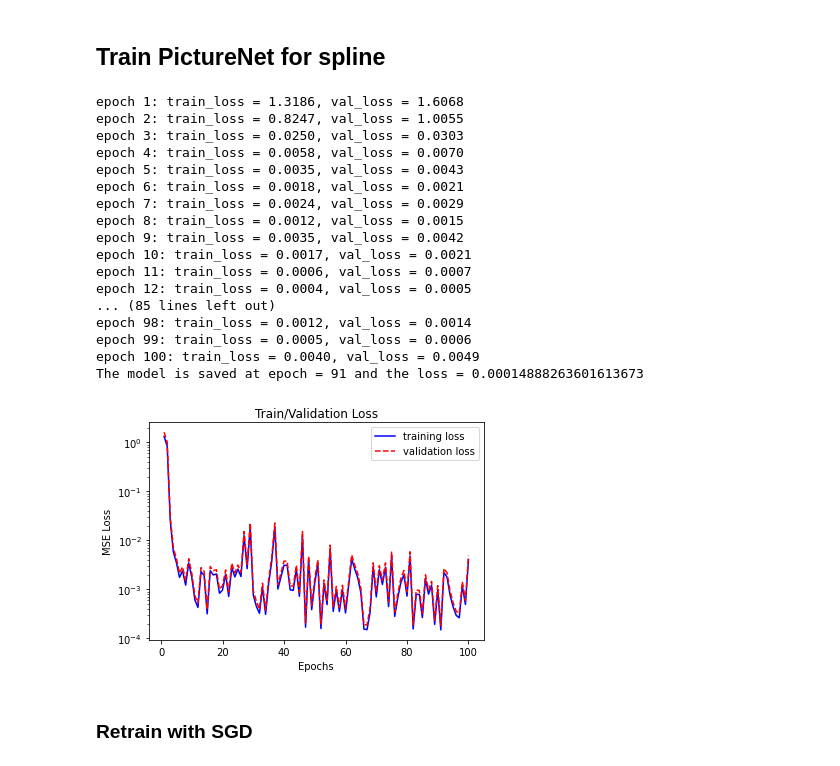
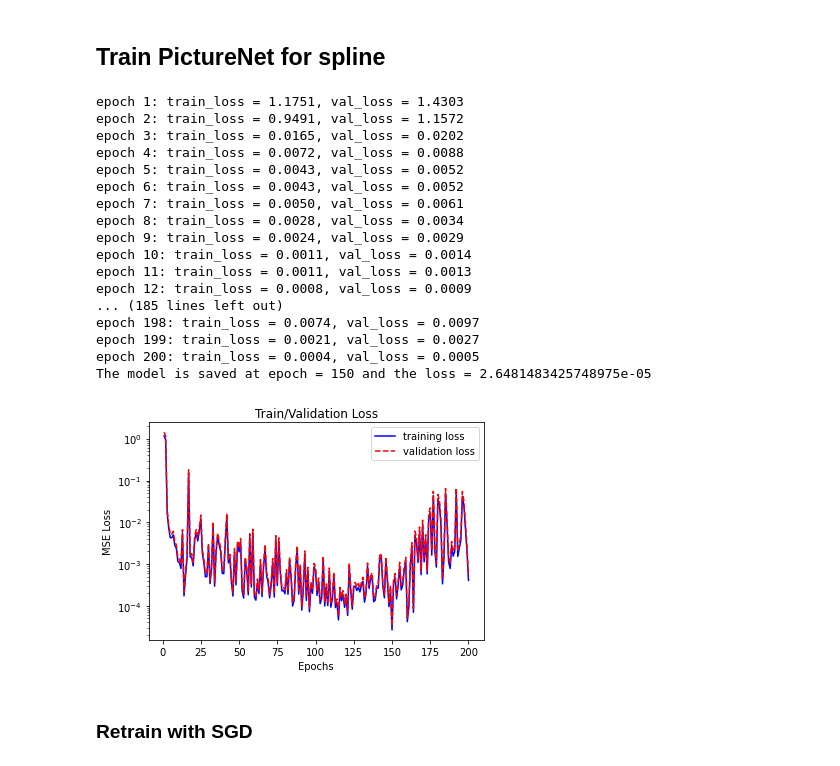
Before and after one commit to ShaoKAi100812/Pendant_Drop_Tensiometry_Prediction, a Jupyter notebook: main_combine.ipynb, the cells around one changed output. Cells and saved outputs as stored; diff of their text form; code cells hidden in the pictures.

```diff
--- a/main_combine.ipynb
+++ b/main_combine.ipynb
@@ -666,39 +710,39 @@ The model is saved at epoch = 89 and the loss = 0.0006001295129719534
 # %%
 in_channel = 1
 channel_1 = 16
 channel_2 = 32
 channel_3 = 64
 node_1 = 1024
 node_2 = 1024
 out_channel = 22
 
 learning_rate = 1e-3
 
 model_picture = PictureNet(in_channel, channel_1, channel_2, channel_3, node_1, node_2, out_channel)
 optimizer = optim.Adam(model_picture.parameters(), lr=learning_rate)
-epoch = 100
+epoch = 200
 
 # 0 indicates edge points 1 indicates spline
 train_picture(model_picture, optimizer, epoch, 1)
 # %% [output]
-epoch 1: train_loss = 1.3186, val_loss = 1.6068
-epoch 2: train_loss = 0.8247, val_loss = 1.0055
-epoch 3: train_loss = 0.0250, val_loss = 0.0303
-epoch 4: train_loss = 0.0058, val_loss = 0.0070
-epoch 5: train_loss = 0.0035, val_loss = 0.0043
-epoch 6: train_loss = 0.0018, val_loss = 0.0021
-epoch 7: train_loss = 0.0024, val_loss = 0.0029
-epoch 8: train_loss = 0.0012, val_loss = 0.0015
-epoch 9: train_loss = 0.0035, val_loss = 0.0042
-epoch 10: train_loss = 0.0017, val_loss = 0.0021
-epoch 11: train_loss = 0.0006, val_loss = 0.0007
-epoch 12: train_loss = 0.0004, val_loss = 0.0005
-... (85 lines left out)
-epoch 98: train_loss = 0.0012, val_loss = 0.0014
-epoch 99: train_loss = 0.0005, val_loss = 0.0006
-epoch 100: train_loss = 0.0040, val_loss = 0.0049
-The model is saved at epoch = 91 and the loss = 0.00014888263601613673
+epoch 1: train_loss = 1.1751, val_loss = 1.4303
+epoch 2: train_loss = 0.9491, val_loss = 1.1572
+epoch 3: train_loss = 0.0165, val_loss = 0.0202
+epoch 4: train_loss = 0.0072, val_loss = 0.0088
+epoch 5: train_loss = 0.0043, val_loss = 0.0052
+epoch 6: train_loss = 0.0043, val_loss = 0.0052
+epoch 7: train_loss = 0.0050, val_loss = 0.0061
+epoch 8: train_loss = 0.0028, val_loss = 0.0034
+epoch 9: train_loss = 0.0024, val_loss = 0.0029
+epoch 10: train_loss = 0.0011, val_loss = 0.0014
+epoch 11: train_loss = 0.0011, val_loss = 0.0013
+epoch 12: train_loss = 0.0008, val_loss = 0.0009
+... (185 lines left out)
+epoch 198: train_loss = 0.0074, val_loss = 0.0097
+epoch 199: train_loss = 0.0021, val_loss = 0.0027
+epoch 200: train_loss = 0.0004, val_loss = 0.0005
+The model is saved at epoch = 150 and the loss = 2.6481483425748975e-05
-[figure, old version]
+[figure, new version]
 # %% [markdown]
 ### Retrain with SGD
 # %%
```
Also changed, not shown: parts of 18 cells of this notebook.
